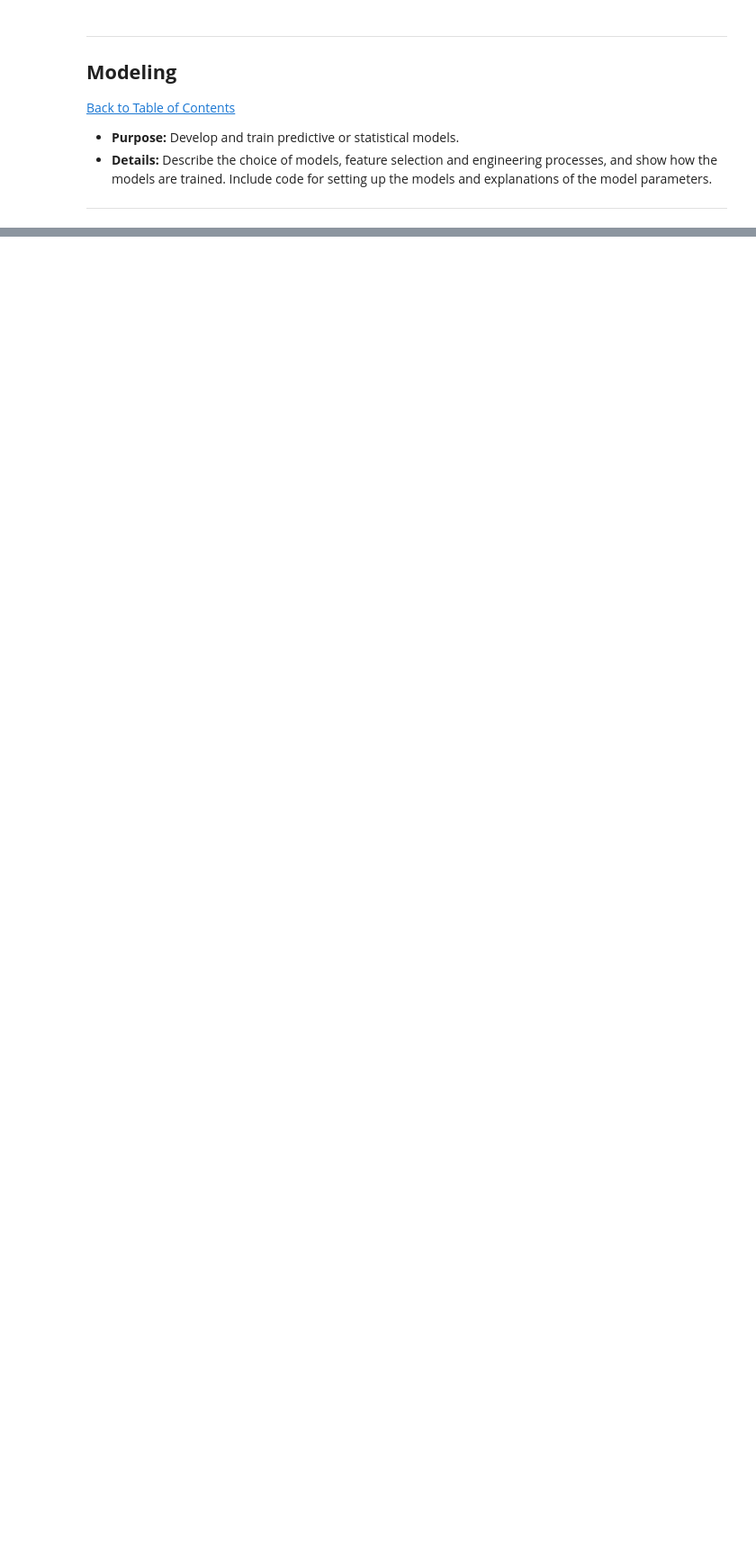
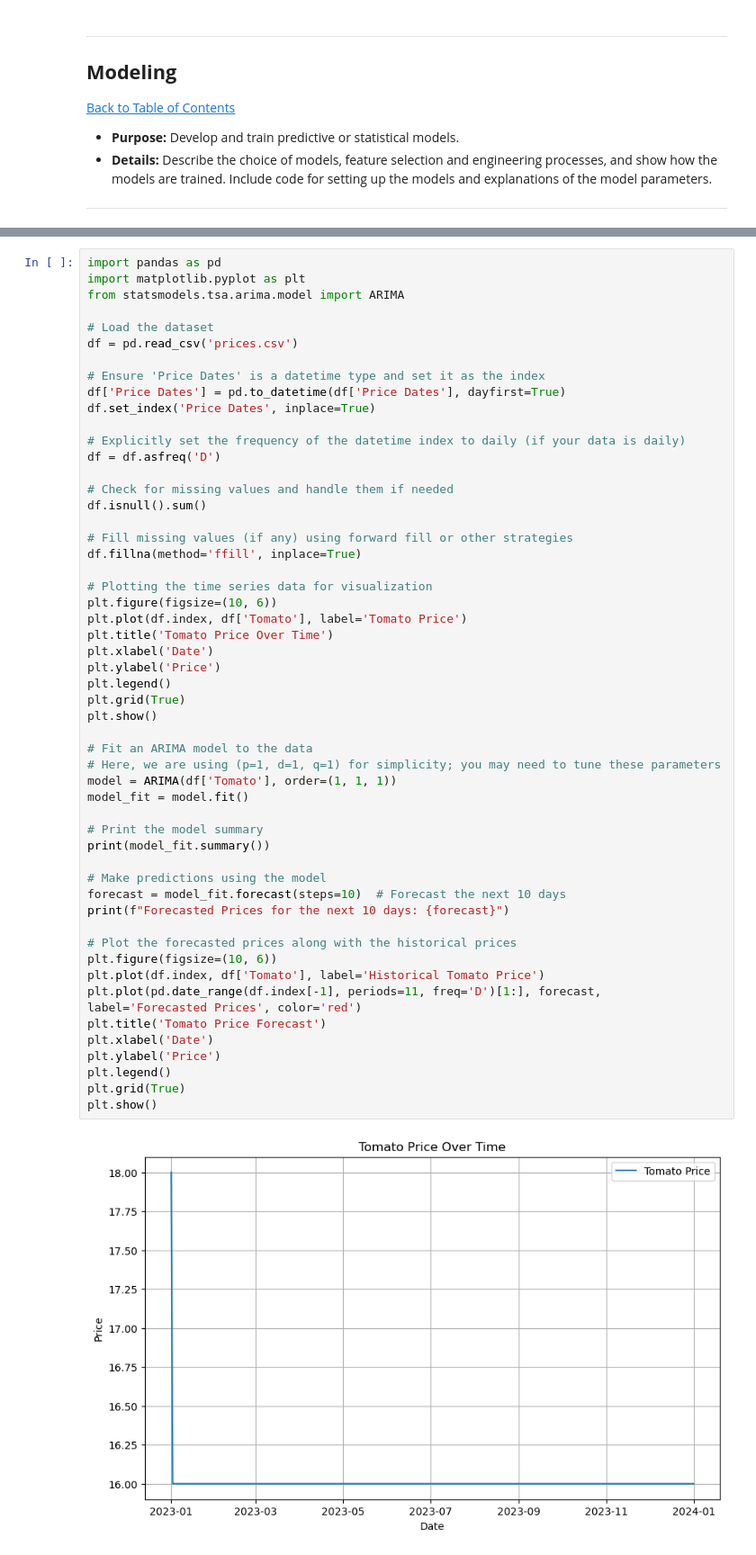
Before and after one commit to AkhonaNzama01/Vegetable-Price-Trends, a Jupyter notebook: QCTO---Workplace-Module-Notebook-Template-4571.ipynb, the cells around one changed output, grey strips where cells are left out. Shown at 90% size. Drawn from its saved outputs; the diff is of its cells as text; blank space fills up the shorter version.

```diff
--- a/QCTO---Workplace-Module-Notebook-Template-4571.ipynb
+++ b/QCTO---Workplace-Module-Notebook-Template-4571.ipynb
@@ -426,0 +366,55 @@ models = {'Linear Regression': linear_model,
+# %%
+import pandas as pd
+import matplotlib.pyplot as plt
+from statsmodels.tsa.arima.model import ARIMA
+
+# Load the dataset
+df = pd.read_csv('prices.csv')
+
+# Ensure 'Price Dates' is a datetime type and set it as the index
+df['Price Dates'] = pd.to_datetime(df['Price Dates'], dayfirst=True)
+df.set_index('Price Dates', inplace=True)
+
+# Explicitly set the frequency of the datetime index to daily (if your data is daily)
+df = df.asfreq('D')
+
+# Check for missing values and handle them if needed
+df.isnull().sum()
+
+# Fill missing values (if any) using forward fill or other strategies
+df.fillna(method='ffill', inplace=True)
+
+# Plotting the time series data for visualization
+plt.figure(figsize=(10, 6))
+plt.plot(df.index, df['Tomato'], label='Tomato Price')
+plt.title('Tomato Price Over Time')
+plt.xlabel('Date')
+plt.ylabel('Price')
+plt.legend()
+plt.grid(True)
+plt.show()
+
+# Fit an ARIMA model to the data
+# Here, we are using (p=1, d=1, q=1) for simplicity; you may need to tune these parameters
+model = ARIMA(df['Tomato'], order=(1, 1, 1))
+model_fit = model.fit()
+
+# Print the model summary
+print(model_fit.summary())
+
+# Make predictions using the model
+forecast = model_fit.forecast(steps=10)  # Forecast the next 10 days
+print(f"Forecasted Prices for the next 10 days: {forecast}")
+
+# Plot the forecasted prices along with the historical prices
+plt.figure(figsize=(10, 6))
+plt.plot(df.index, df['Tomato'], label='Historical Tomato Price')
+plt.plot(pd.date_range(df.index[-1], periods=11, freq='D')[1:], forecast, label='Forecasted Prices', color='red')
+plt.title('Tomato Price Forecast')
+plt.xlabel('Date')
+plt.ylabel('Price')
+plt.legend()
+plt.grid(True)
+plt.show()
+# %% [output]
+[figure, added]
```
Also changed, not shown: parts of 20 cells of this notebook.
